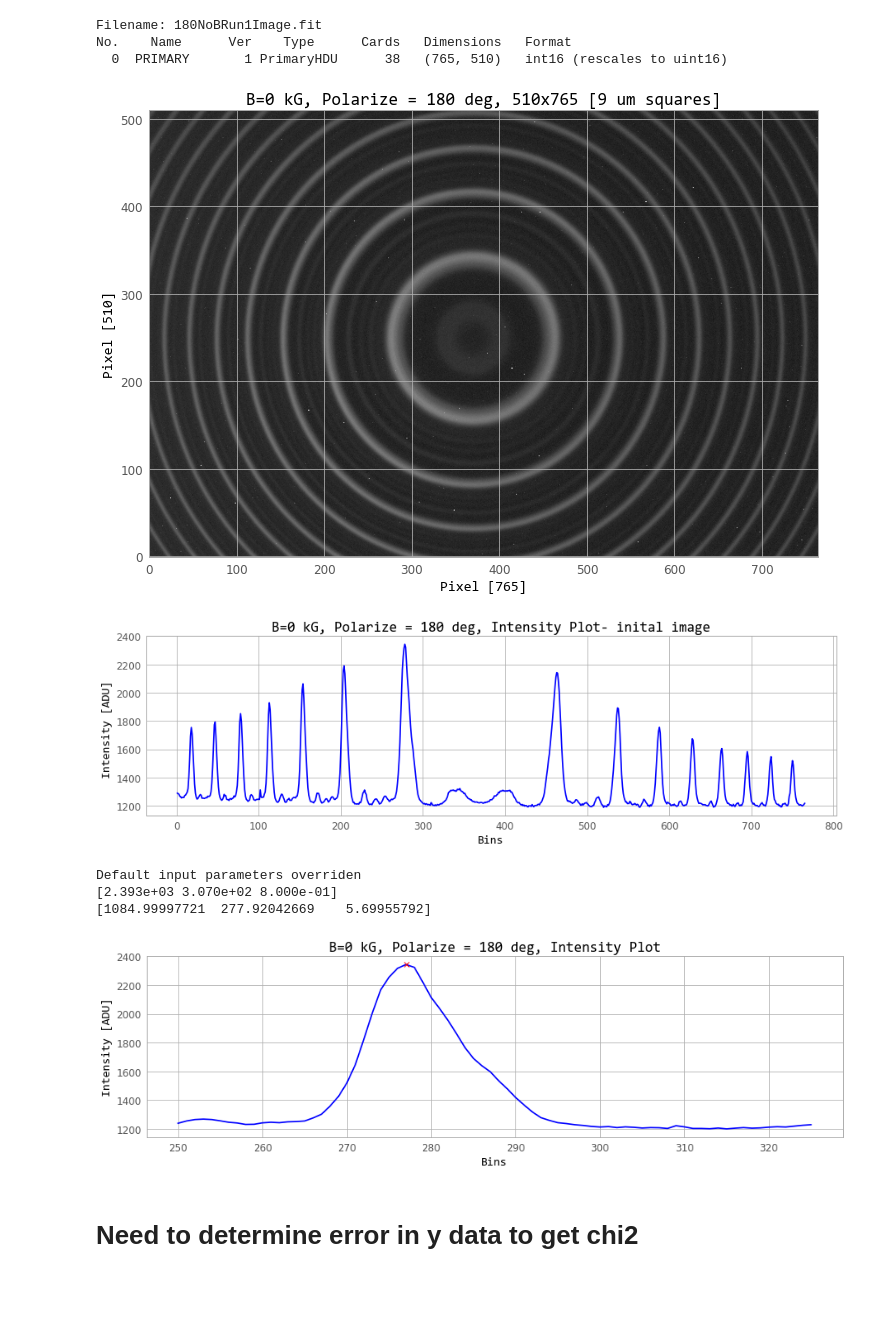
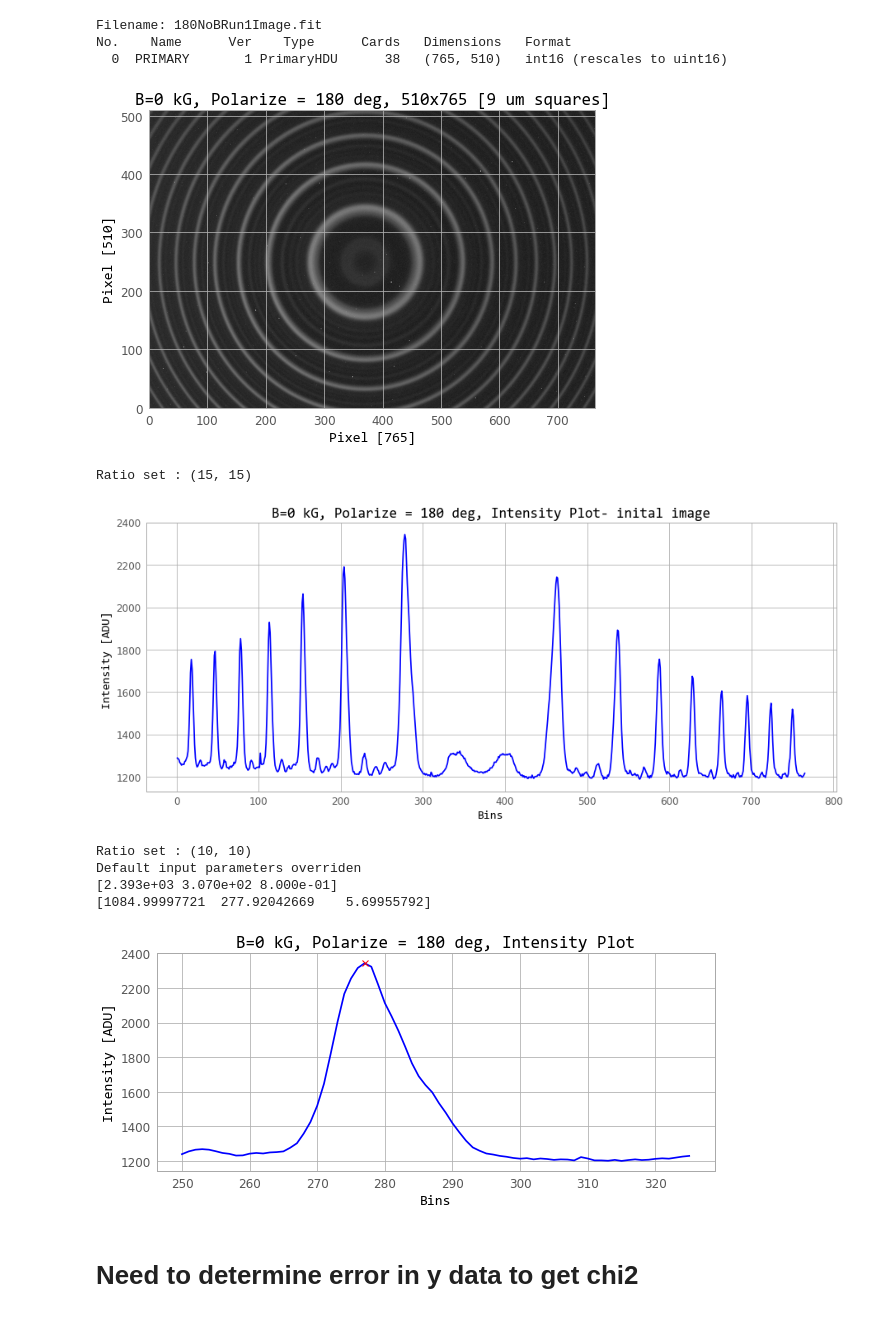
Before and after one commit to Drixitel/134-Lab-Spring-2023, a Jupyter notebook: Code/Zeeman/Data/Attempt3.ipynb, the cells around one changed output. Cells and saved outputs as stored; diff of their text form; code cells hidden in the pictures; blank space fills up the shorter version.

```diff
--- a/Code/Zeeman/Data/Attempt3.ipynb
+++ b/Code/Zeeman/Data/Attempt3.ipynb
@@ -24,13 +24,16 @@ def GetImage(fitfile):
 
 
 
-def PlotRings(image_data, title, xlabel, ylabel):
+def PlotRings(image_data, title, xlabel, ylabel, figsize0 = 'a', figsize1 = 'a'):
     '''Specifics for Ploting Ring image'''
     # Style
     plt.style.use(astropy_mpl_style)
     # plt.style.use('bmh')
     hfont = {'fontname':'Consolas'}
-    fig, axes = plt.subplots(figsize= (12,10))
+    if figsize0 and figsize1 == 'a':
+        fig, axes = plt.subplots(figsize= (12,10))
+    elif figsize0 and figsize1 != 'a':
+        fig, axes = plt.subplots(figsize= (figsize0,figsize1))
 
     #plot
     axes.imshow(image_data, cmap = 'gray', norm= colors.PowerNorm(gamma=0.5))
@@ -65,19 +68,27 @@ def CreateData(txtfilename):
 
 
 
-def Plots(x, y, title, xlabel, ylabel, xrange = [ -1 , -1 ] , yrange = [ -1 , -1 ]):
+def Plots(x, y, title, xlabel, ylabel, xrange = [ -1 , -1 ] , yrange = [ -1 , -1 ], figsize0 = 'a', figsize1 = 'a'):
     '''Plots anything but plots Intensities really well'''
     #style plot
-    fig, axes = plt.subplots(figsize= (15,4))
     plt.style.use(astropy_mpl_style)
     hfont = {'fontname':'Consolas'}
 
-    if yrange == [ -1 , -1 ] :
-        yspan = max(y) - min(y)
-        yrange =[ min(y) - yspan/10. , max(y) + yspan/10. ]
-    if xrange == [ -1 , -1 ] :
-        xspan = max(x) - min(x)
-        xrange = [ min(x) - xspan/10. , max(x) + xspan/10. ]
+    if figsize0 and figsize1 != 'a':
+        print(f'Ratio set : ({figsize0}, {figsize0})')
+        fig, axes = plt.subplots(figsize= (figsize0,figsize1))
+
+    elif figsize0 and figsize1 == 'a':
+        print('Data ratio set')
+        fig, axes = plt.subplots()
+        if yrange == [ -1 , -1 ] :
+            yspan = max(y) - min(y)
+            yrange =[ min(y) - yspan/10. , max(y) + yspan/10. ]
+            plt.ylim( yrange )
+        if xrange == [ -1 , -1 ] :
+            xspan = max(x) - min(x)
+            xrange = [ min(x) - xspan/10. , max(x) + xspan/10. ]
+            plt.xlim( xrange )
 
     #plot
     axes.plot(x, y, label= 'File Data', color='blue')
@@ -199,39 +210,41 @@ def RadiusMicoMeter(bin1,bin2):
     #convert to radius
     radius = diameter/2
     #reverse the order: inner ring is now first
-    radius = radius[::-1]
+    # radius = radius[::-1]
     #convert to micrometer (per pixel) is (9um x 9um)
     radius_micometer = radius*9
 
     return radius_micometer
 # %%
 run1, run1_data, run1_info = GetImage('180NoBRun1Image.fit')
-PlotRings(run1_data, 'B=0 kG, Polarize = 180 deg, 510x765 [9 um squares]', 'Pixel [765]', 'Pixel [510]')
+PlotRings(run1_data, 'B=0 kG, Polarize = 180 deg, 510x765 [9 um squares]', 'Pixel [765]', 'Pixel [510]', 8,6)
 # %% [output]
 Filename: 180NoBRun1Image.fit
 No.    Name      Ver    Type      Cards   Dimensions   Format
   0  PRIMARY       1 PrimaryHDU      38   (765, 510)   int16 (rescales to uint16)
-[figure, old version]
+[figure, new version]
 # %%
 bins, intensities  = CreateData('180NoBRun1.txt')
 bins, intensities =  np.array(bins), np.array(intensities)
-Plots(bins, intensities, "B=0 kG, Polarize = 180 deg, Intensity Plot- inital image", 'Bins', 'Intensity [ADU] ')
+Plots(bins, intensities, "B=0 kG, Polarize = 180 deg, Intensity Plot- inital image", 'Bins', 'Intensity [ADU] ', figsize0=15, figsize1=6)
 # %% [output]
+Ratio set : (15, 15)
-[figure, old version]
+[figure, new version]
 # %%
 # select peak we want to fit
 ptru, xdata, ydata = LabelPeaks_ShrinkData(bins, intensities, 250, 325, 1400)
-Plots(xdata, ydata,"B=0 kG, Polarize = 180 deg, Intensity Plot", 'Bins', 'Intensity [ADU]')
+Plots(xdata, ydata,"B=0 kG, Polarize = 180 deg, Intensity Plot", 'Bins', 'Intensity [ADU]',figsize0= 10, figsize1=4)
 PlotNewPeaks(ptru, intensities)
 
 #fit
 params, peaktru = PeakBinValuesbyfit(ZeemanPeakfit, xdata, ydata, ptru, intensities, 50, 30, p0 = [.8])
 print(params)
 # %% [output]
+Ratio set : (10, 10)
 Default input parameters overriden
 [2.393e+03 3.070e+02 8.000e-01]
 [1084.99997721  277.92042669    5.69955792]
-[figure, old version]
+[figure, new version]
 # %% [markdown]
 # Need to determine error in y data to get chi2
 # %%
```
Also changed, not shown: parts of 6 cells of this notebook, 1 other file.
